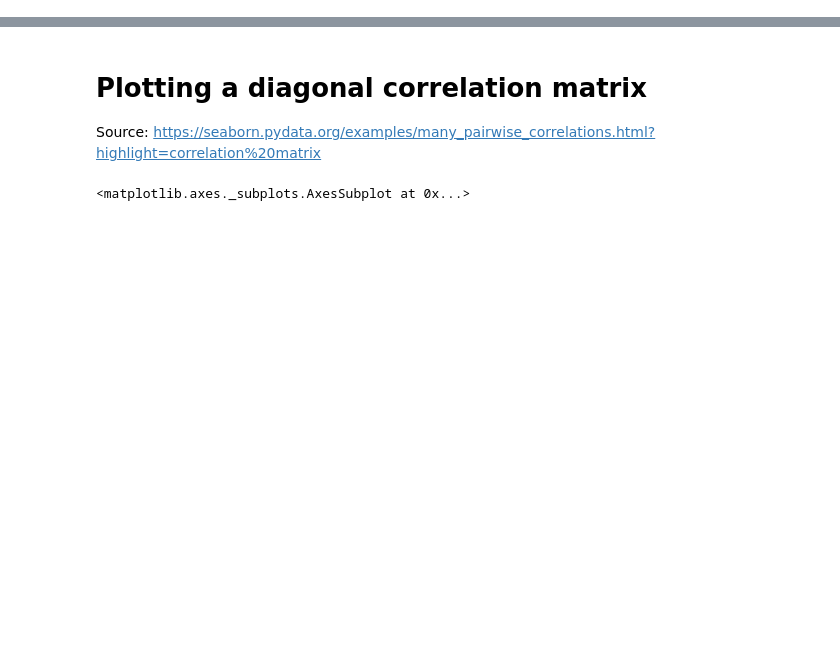
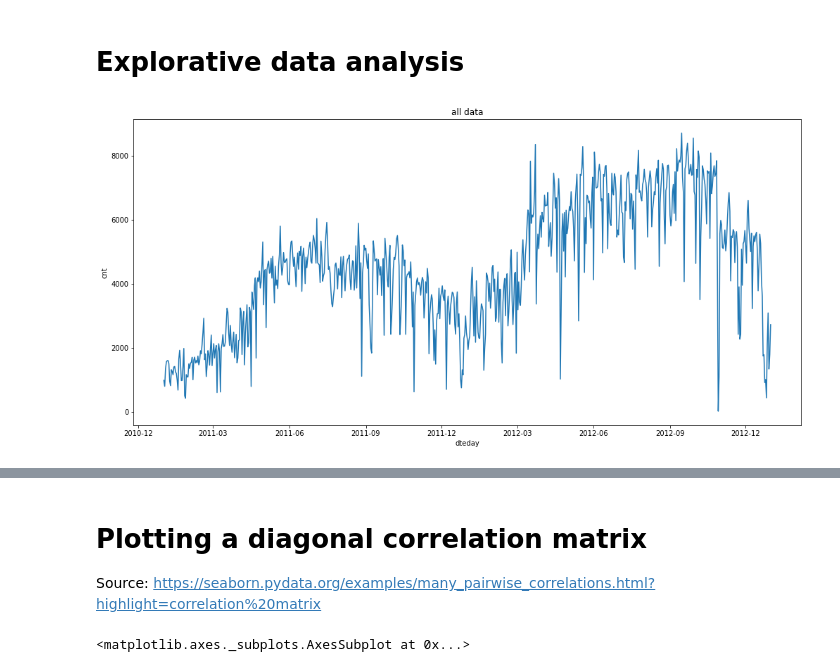
Before and after one commit to tripl3a/urban-tech, a Jupyter notebook: bike-sharing.ipynb, the cells around one changed output, grey strips where cells are left out. Drawn from its saved outputs; the diff is of its cells as text; code cells hidden in the pictures; blank space fills up the shorter version.

```diff
--- a/bike-sharing.ipynb
+++ b/bike-sharing.ipynb
@@ -18,0 +44,2 @@ df.shape
+# %% [markdown]
+# Explorative data analysis
@@ -18,0 +50,7 @@ df.shape
+# %%
+f, ax = plt.subplots(figsize=(17,8)) # Create a figure and one subplot
+g=sns.lineplot(x="dteday", y="cnt", data=df) # Plot the response over time
+plt.title("all data")
+plt.show(g)
+# %% [output]
+[figure, added]
```
Also changed, not shown: parts of 22 cells of this notebook.
